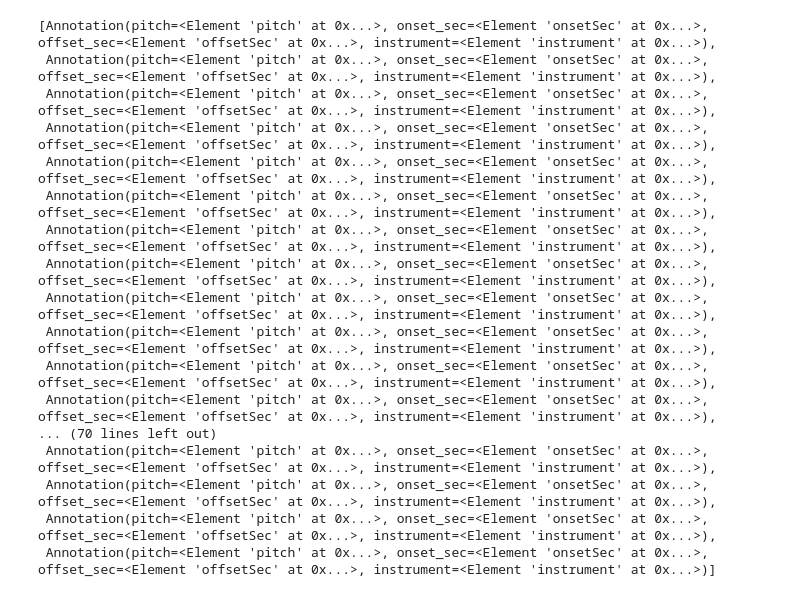
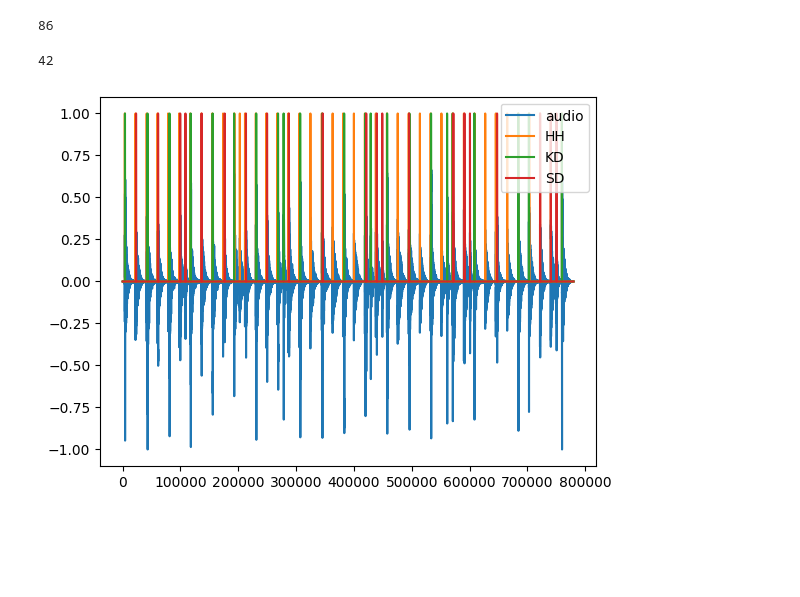
Before and after one commit to hnsyprst/drum-onset-detection, a Jupyter notebook: drum_onset_detection/notebooks/exploratory_data_analysis.ipynb, the cells around one changed output. Drawn from its saved outputs; the diff is of its cells as text; code cells hidden in the pictures; blank space fills up the shorter version.

```diff
--- a/drum_onset_detection/notebooks/exploratory_data_analysis.ipynb
+++ b/drum_onset_detection/notebooks/exploratory_data_analysis.ipynb
@@ -22,20 +23,10 @@ plt.show()
 # %%
-meta_tools.in_out.read_annotations(r'F:\Work2\drum-onset-detection\data\IDMT-SMT-DRUMS-V2\annotation_xml\RealDrum01_00#MIX.xml')
+annotations = meta_tools.in_out.read_annotations(r"F:\Work2\drum-onset-detection\data\IDMT-SMT-DRUMS-V2\annotation_xml\RealDrum01_00#MIX.xml")
+len(annotations)
 # %% [output]
-[Annotation(pitch=<Element 'pitch' at 0x...>, onset_sec=<Element 'onsetSec' at 0x...>, offset_sec=<Element 'offsetSec' at 0x...>, instrument=<Element 'instrument' at 0x...>),
- Annotation(pitch=<Element 'pitch' at 0x...>, onset_sec=<Element 'onsetSec' at 0x...>, offset_sec=<Element 'offsetSec' at 0x...>, instrument=<Element 'instrument' at 0x...>),
- Annotation(pitch=<Element 'pitch' at 0x...>, onset_sec=<Element 'onsetSec' at 0x...>, offset_sec=<Element 'offsetSec' at 0x...>, instrument=<Element 'instrument' at 0x...>),
- Annotation(pitch=<Element 'pitch' at 0x...>, onset_sec=<Element 'onsetSec' at 0x...>, offset_sec=<Element 'offsetSec' at 0x...>, instrument=<Element 'instrument' at 0x...>),
- Annotation(pitch=<Element 'pitch' at 0x...>, onset_sec=<Element 'onsetSec' at 0x...>, offset_sec=<Element 'offsetSec' at 0x...>, instrument=<Element 'instrument' at 0x...>),
- Annotation(pitch=<Element 'pitch' at 0x...>, onset_sec=<Element 'onsetSec' at 0x...>, offset_sec=<Element 'offsetSec' at 0x...>, instrument=<Element 'instrument' at 0x...>),
- Annotation(pitch=<Element 'pitch' at 0x...>, onset_sec=<Element 'onsetSec' at 0x...>, offset_sec=<Element 'offsetSec' at 0x...>, instrument=<Element 'instrument' at 0x...>),
- Annotation(pitch=<Element 'pitch' at 0x...>, onset_sec=<Element 'onsetSec' at 0x...>, offset_sec=<Element 'offsetSec' at 0x...>, instrument=<Element 'instrument' at 0x...>),
- Annotation(pitch=<Element 'pitch' at 0x...>, onset_sec=<Element 'onsetSec' at 0x...>, offset_sec=<Element 'offsetSec' at 0x...>, instrument=<Element 'instrument' at 0x...>),
- Annotation(pitch=<Element 'pitch' at 0x...>, onset_sec=<Element 'onsetSec' at 0x...>, offset_sec=<Element 'offsetSec' at 0x...>, instrument=<Element 'instrument' at 0x...>),
- Annotation(pitch=<Element 'pitch' at 0x...>, onset_sec=<Element 'onsetSec' at 0x...>, offset_sec=<Element 'offsetSec' at 0x...>, instrument=<Element 'instrument' at 0x...>),
- Annotation(pitch=<Element 'pitch' at 0x...>, onset_sec=<Element 'onsetSec' at 0x...>, offset_sec=<Element 'offsetSec' at 0x...>, instrument=<Element 'instrument' at 0x...>),
-... (70 lines left out)
- Annotation(pitch=<Element 'pitch' at 0x...>, onset_sec=<Element 'onsetSec' at 0x...>, offset_sec=<Element 'offsetSec' at 0x...>, instrument=<Element 'instrument' at 0x...>),
- Annotation(pitch=<Element 'pitch' at 0x...>, onset_sec=<Element 'onsetSec' at 0x...>, offset_sec=<Element 'offsetSec' at 0x...>, instrument=<Element 'instrument' at 0x...>),
- Annotation(pitch=<Element 'pitch' at 0x...>, onset_sec=<Element 'onsetSec' at 0x...>, offset_sec=<Element 'offsetSec' at 0x...>, instrument=<Element 'instrument' at 0x...>),
- Annotation(pitch=<Element 'pitch' at 0x...>, onset_sec=<Element 'onsetSec' at 0x...>, offset_sec=<Element 'offsetSec' at 0x...>, instrument=<Element 'instrument' at 0x...>)]
+86
+# %%
+hats = [annotation for annotation in annotations if annotation.instrument=="HH"]
+len(hats)
+# %% [output]
+42
@@ -41,0 +84,10 @@ meta_tools.in_out.read_annotations(r'F:\Work2\drum-onset-detection\data\IDMT-SMT
+# %%
+annotation_matrix, index_instrument_mapping = construct_annotation_matrix(annotations, audio, sr)
+# %%
+plt.plot(audio, label='audio')
+for instrument_index in range(annotation_matrix.shape[0]):
+    plt.plot(annotation_matrix[instrument_index], label=index_instrument_mapping[instrument_index])
+plt.legend(loc='upper right')
+plt.show()
+# %% [output]
+[figure, added]
```
Also changed, not shown: parts of 4 cells of this notebook, 1 other file.
